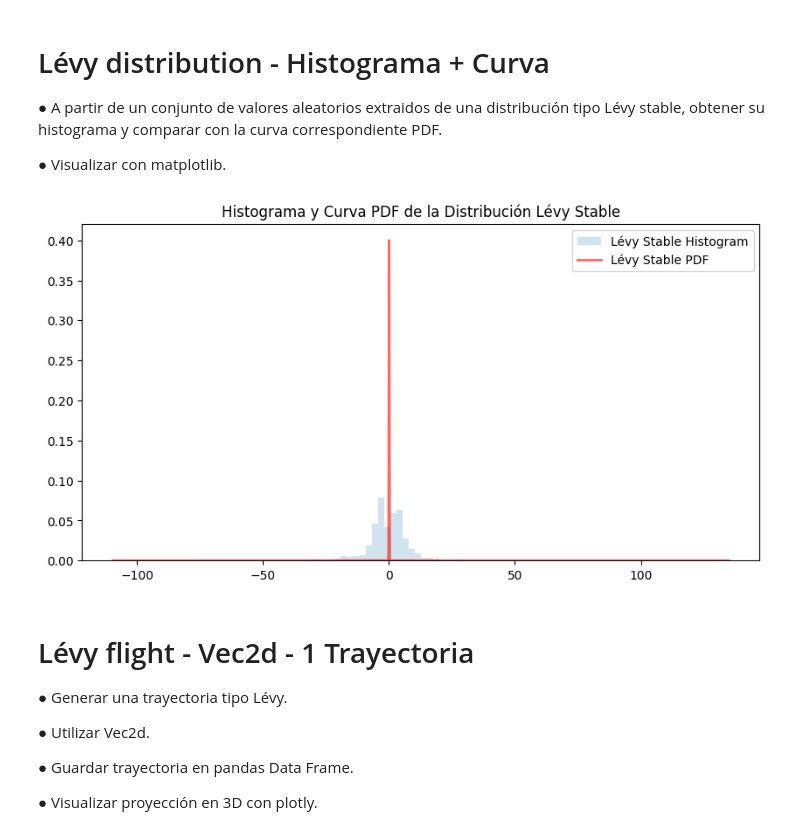
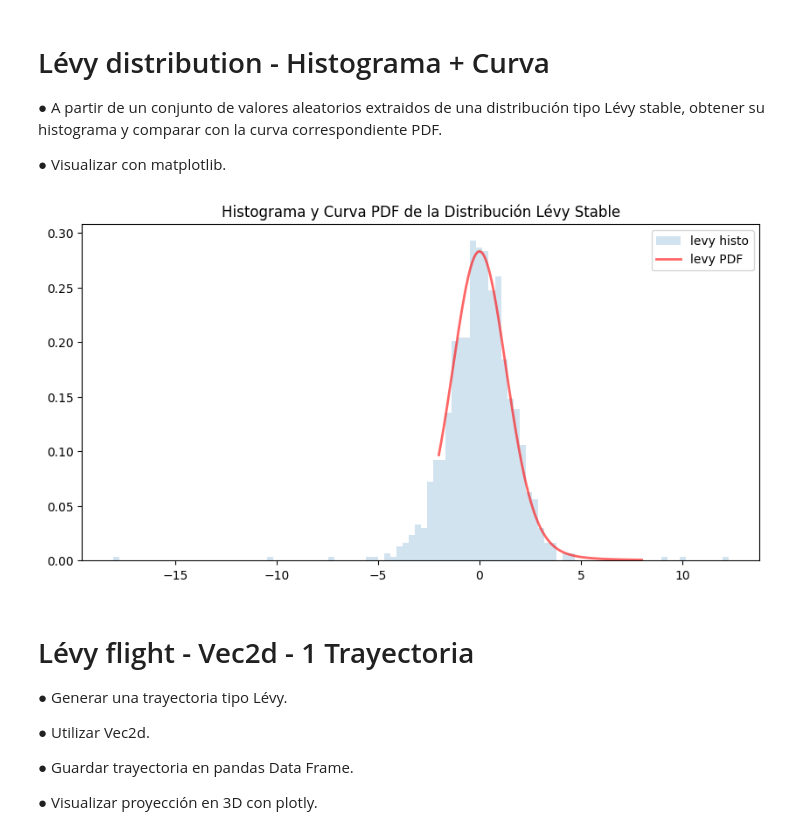
Before and after one commit to Carlageo9/Practica_2_Random_WalksII, a Jupyter notebook: Practica_2_RandomWalksII.ipynb, the cells around one changed output. Saved outputs shown, nothing was run; the diff lists cells and outputs as text; code cells hidden in the pictures.

```diff
--- a/Practica_2_RandomWalksII.ipynb
+++ b/Practica_2_RandomWalksII.ipynb
@@ -105,43 +105,43 @@ fig_levy_stable.show()
 ● A partir de un conjunto de valores aleatorios extraidos de una distribución tipo Lévy stable, obtener su histograma y comparar con la curva correspondiente PDF.
 
 ● Visualizar con matplotlib.
-# %%
-# Parámetros de la distribución Lévy stable
-alpha = 2.5
-beta = 0
-sample_size = 1000
-
-# Generar valores aleatorios de una distribución Cauchy estándar
-cauchy_values = np.random.standard_cauchy(size=sample_size)
-
-# Aplicar la transformación para obtener una distribución Lévy stable
-levy_stable_values = np.pi * alpha / 2 * (1 + beta * np.sign(cauchy_values)) * cauchy_values / np.abs(cauchy_values) ** (1 / alpha)
-
-r = levy_stable_values
-
-fig, ax = plt.subplots(1, 1)
-fig.set_figheight(5)
-fig.set_figwidth(10)
-
-hist_values, bin_edges, _ = ax.hist(r, bins=100, density=True, histtype='stepfilled', alpha=0.2, label='Lévy Stable Histogram')
-
-# Obtener valores de la PDF manualmente
-aux_domain = np.linspace(min(bin_edges), max(bin_edges), 1000)
-levy_stable_pdf_values = (np.pi * alpha / 2) / (np.abs(aux_domain) ** (1 + alpha))
-
-# Normalizar la PDF para que coincida con el histograma
-levy_stable_pdf_values /= np.sum(levy_stable_pdf_values) * (bin_edges[1] - bin_edges[0])
-
-# Graficar la curva PDF
-ax.plot(aux_domain, levy_stable_pdf_values, 'r-', lw=2, alpha=0.6, label='Lévy Stable PDF')
-
-# Desplegar leyendas
-ax.legend(loc='best')
-
-plt.title('Histograma y Curva PDF de la Distribución Lévy Stable')
-plt.show()
-# %% [output]
-[figure, removed]
+# %%
+
+def levy_pdf(x, alpha, beta, loc, scale):
+    return levy_stable.pdf(x, alpha, beta, loc, scale)
+
+# Parámetros
+alpha = 1.8
+beta = 0
+loc = 0
+scale = 1.0
+sample_size = 1000
+resolution = 500
+Levy_exponent = 1.9
+s_pos = 0
+m = 3
+n_steps = 1000
+
+# Generar datos de la distribución Lévy stable
+levy_stable_values = levy_stable.rvs(alpha, beta, loc, scale, size=n_steps)
+
+# Definir valores para la PDF
+aux_domain = np.linspace(m-5, m+5, resolution)
+levy_pdf_values = levy_pdf(aux_domain, alpha, beta, loc, scale)
+
+# Graficar el histograma y la PDF
+fig, ax = plt.subplots(1, 1)
+fig.set_figheight(5)
+fig.set_figwidth(10)
+
+ax.hist(levy_stable_values, bins=100, density=True, histtype='stepfilled', alpha=0.2, label='levy histo')
+ax.plot(aux_domain, levy_pdf_values, 'r-', lw=2, alpha=0.6, label='levy PDF')
+
+ax.legend(loc='best')
+plt.title('Histograma y Curva PDF de la Distribución Lévy Stable')
+plt.show()
+# %% [output]
+[figure, added]
 # %% [markdown]
 # Lévy flight - Vec2d - 1 Trayectoria
 ● Generar una trayectoria tipo Lévy.
```
